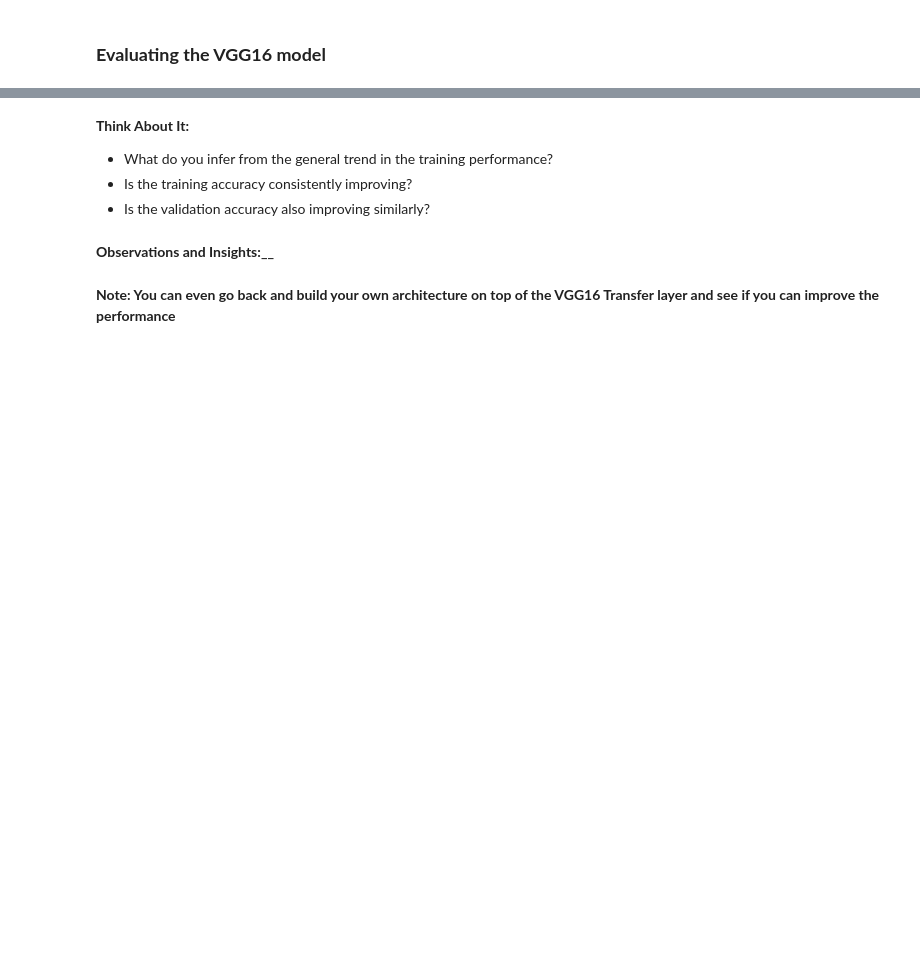
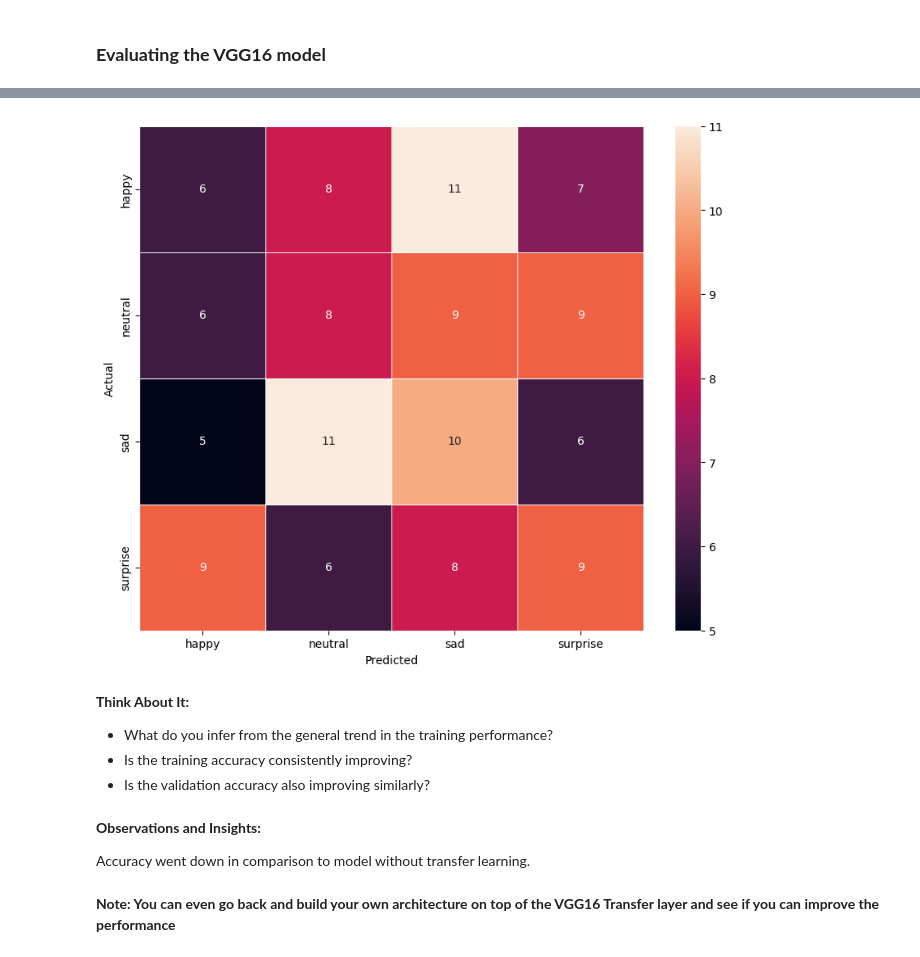
Before and after one commit to amitprakash07/snowflake, a Jupyter notebook: source/sandbox/data_science_and_ml/mit/projects/facial_emotion_detection/Reference_Notebook_Facial_Emotion_Detection_Full_Code.ipynb, the cells around one changed output, grey strips where cells are left out. Saved outputs shown, nothing was run; the diff lists cells and outputs as text; code cells hidden in the pictures; blank space fills up the shorter version.

Commit message:
Add transfer learning for VGG, and resnet

```diff
--- a/source/sandbox/data_science_and_ml/mit/projects/facial_emotion_detection/Reference_Notebook_Facial_Emotion_Detection_Full_Code.ipynb
+++ b/source/sandbox/data_science_and_ml/mit/projects/facial_emotion_detection/Reference_Notebook_Facial_Emotion_Detection_Full_Code.ipynb
@@ -895,6 +902,7 @@ vgg_transfer_model = Model(vgg.input, pred)
 vgg_transfer_model.compile(optimizer = Adam(learning_rate = 0.001),
                            loss = 'categorical_crossentropy', metrics = ['accuracy'])
 # %%
+from keras.callbacks import ModelCheckpoint, EarlyStopping, ReduceLROnPlateau
 vgg_transfer_model_file = os.path.abspath(out_directory + "/vgg_transfer_model{epoch}_max_accuracy.keras")
 checkpoint = ModelCheckpoint(vgg_transfer_model_file,
                              monitor = 'val_loss',
@@ -906,7 +914,8 @@ early_stopping = EarlyStopping(monitor = 'val_loss',
                           min_delta = 0,
                           patience = 3,
                           verbose = 1,
-                          restore_best_weights = True)
+                          restore_best_weights = True,
+                          start_from_epoch = 3)
 
 reduce_learningrate = ReduceLROnPlateau(monitor = 'val_loss',
                               factor = 0.2,
@@ -929,0 +957,2 @@ KeyboardInterrupt:
+# %%
+vgg_model_predictions = vgg_transfer_model.predict(tl_test_data)
@@ -930,11 +961,37 @@ KeyboardInterrupt:
+# %%
+vgg_y_pred_arg=np.argmax(vgg_model_predictions, axis=1)
+# %%
+import tensorflow.math as tf_math
+
+# Plotting the Confusion Matrix using confusion matrix() function which is also predefined tensorflow module
+confusion_matrix_out = tf_math.confusion_matrix(tl_testing_label_decoded,vgg_y_pred_arg)
+f, ax = plt.subplots(figsize=(10, 8))
+sns.heatmap(
+    confusion_matrix_out,
+    annot=True,
+    linewidths=.4,
+    fmt="d",
+    square=True,
+    ax=ax,
+    xticklabels=data_labels,
+    yticklabels=data_labels
+)
+
+plt.ylabel('Actual')
+plt.xlabel('Predicted')
+plt.show()
+# %% [output]
+[figure, added]
 # %% [markdown]
 **Think About It:**
 
 - What do you infer from the general trend in the training performance?
 - Is the training accuracy consistently improving?
 - Is the validation accuracy also improving similarly?
-# %% [markdown]
-**Observations and Insights:__**
+# %% [markdown]
+**Observations and Insights:**
+
+Accuracy went down in comparison to model without transfer learning.
 # %% [markdown]
 **Note: You can even go back and build your own architecture on top of the VGG16 Transfer layer and see if you can improve the performance**
 # %% [markdown]
```
Also changed, not shown: parts of 35 cells of this notebook.
